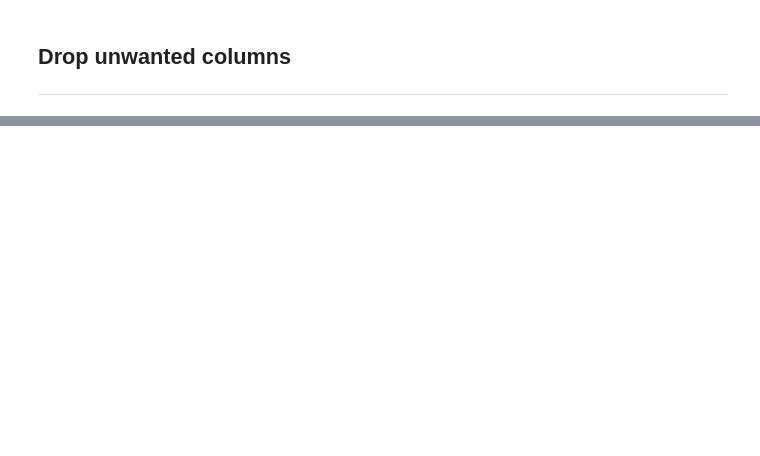
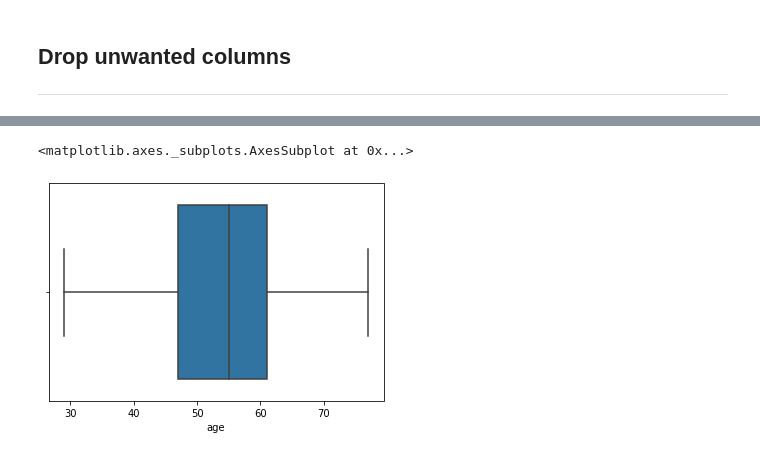
Before and after one commit to jfkoehler/nielsen, a Jupyter notebook: week_4/d2/01-eda-walkthrough.ipynb, the cells around one changed output, grey strips where cells are left out. Cells and saved outputs as stored; diff of their text form; code cells hidden in the pictures; blank space fills up the shorter version.

```diff
--- a/week_4/d2/01-eda-walkthrough.ipynb
+++ b/week_4/d2/01-eda-walkthrough.ipynb
@@ -78,0 +258,6 @@ new_columns_list = [
+# %%
+# plotting age; b
+sns.boxplot('age', data = heart)
+# %% [output]
+<matplotlib.axes._subplots.AxesSubplot at 0x...>
+[figure, added]
```
Also changed, not shown: parts of 42 cells of this notebook, 11 other files.
